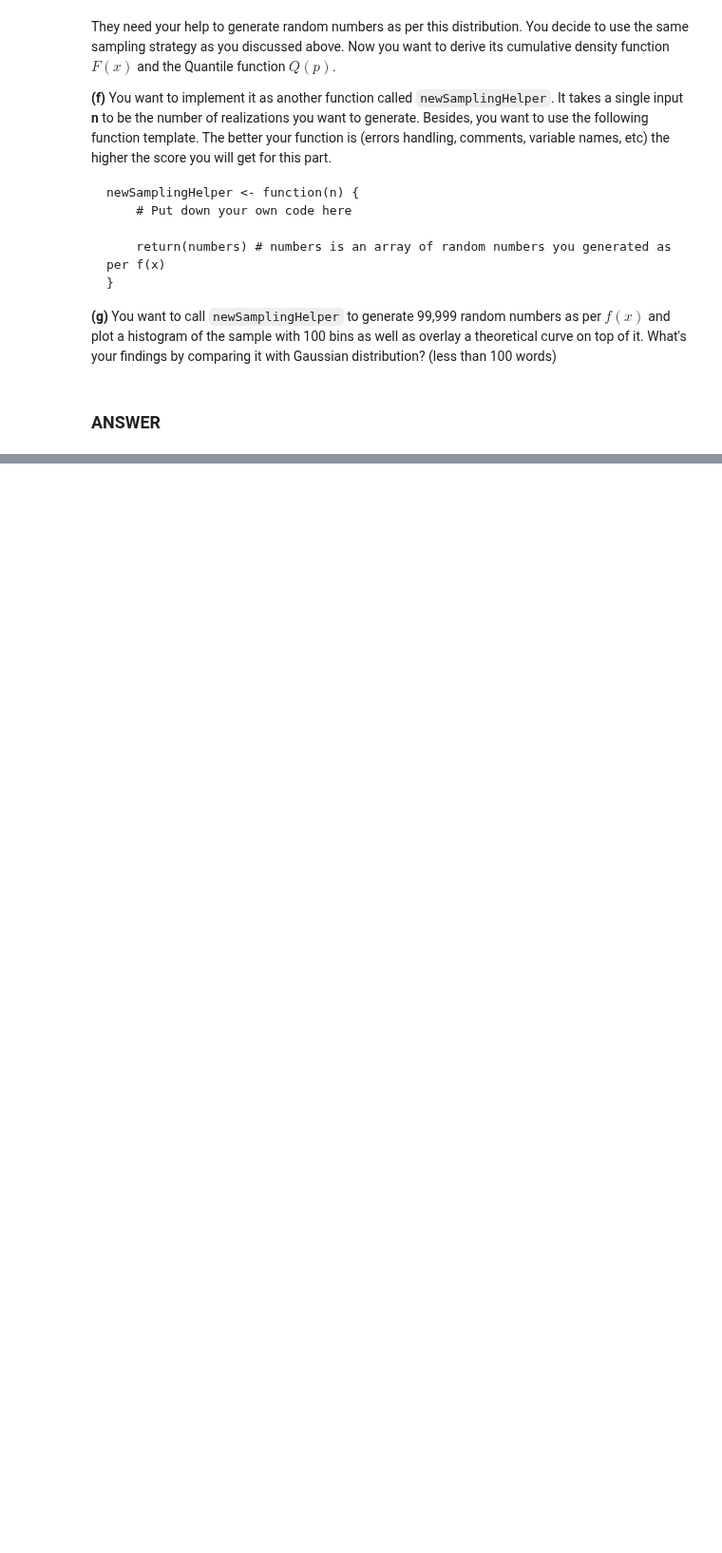
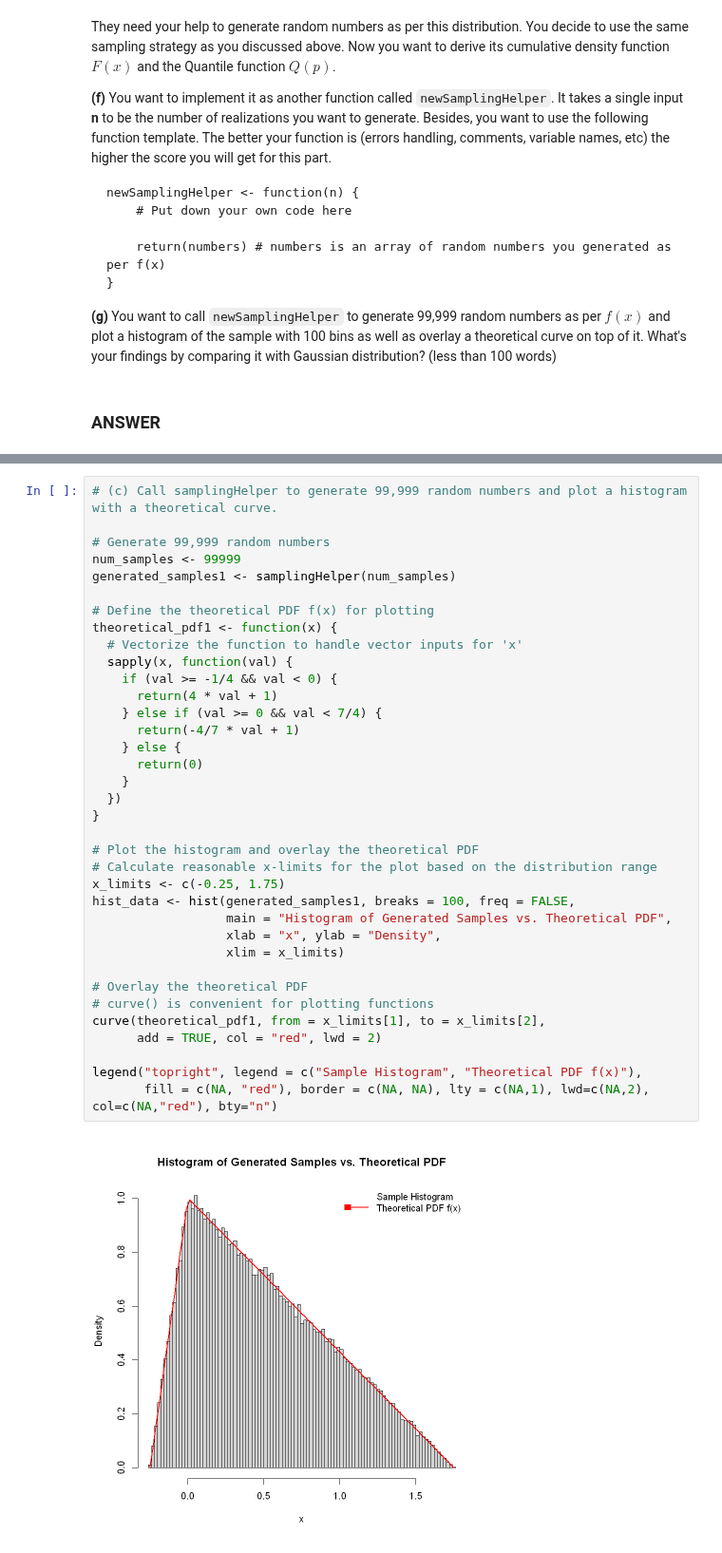
Before and after one commit to TheUnseenz/Monash, a Jupyter notebook: Sem2/FIT5197Stats/Assignments/Assignment1/FIT5197_Assignment_Moodle.ipynb, the cells around one changed output, grey strips where cells are left out. Shown at 95% size. Drawn from its saved outputs; the diff is of its cells as text; blank space fills up the shorter version.

```diff
--- a/Sem2/FIT5197Stats/Assignments/Assignment1/FIT5197_Assignment_Moodle.ipynb
+++ b/Sem2/FIT5197Stats/Assignments/Assignment1/FIT5197_Assignment_Moodle.ipynb
@@ -636,0 +852,38 @@ newSamplingHelper <- function(n) {
+# %%
+# (c) Call samplingHelper to generate 99,999 random numbers and plot a histogram with a theoretical curve.
+
+# Generate 99,999 random numbers
+num_samples <- 99999
+generated_samples1 <- samplingHelper(num_samples)
+
+# Define the theoretical PDF f(x) for plotting
+theoretical_pdf1 <- function(x) {
+  # Vectorize the function to handle vector inputs for 'x'
+  sapply(x, function(val) {
+    if (val >= -1/4 && val < 0) {
+      return(4 * val + 1)
+    } else if (val >= 0 && val < 7/4) {
+      return(-4/7 * val + 1)
+    } else {
+      return(0)
+    }
+  })
+}
+
+# Plot the histogram and overlay the theoretical PDF
+# Calculate reasonable x-limits for the plot based on the distribution range
+x_limits <- c(-0.25, 1.75)
+hist_data <- hist(generated_samples1, breaks = 100, freq = FALSE,
+                  main = "Histogram of Generated Samples vs. Theoretical PDF",
+                  xlab = "x", ylab = "Density",
+                  xlim = x_limits)
+
+# Overlay the theoretical PDF
+# curve() is convenient for plotting functions
+curve(theoretical_pdf1, from = x_limits[1], to = x_limits[2],
+      add = TRUE, col = "red", lwd = 2)
+
+legend("topright", legend = c("Sample Histogram", "Theoretical PDF f(x)"),
+       fill = c(NA, "red"), border = c(NA, NA), lty = c(NA,1), lwd=c(NA,2), col=c(NA,"red"), bty="n")
+# %% [output]
+[figure, added]
```
Also changed, not shown: parts of 14 cells of this notebook, 2 other files.
